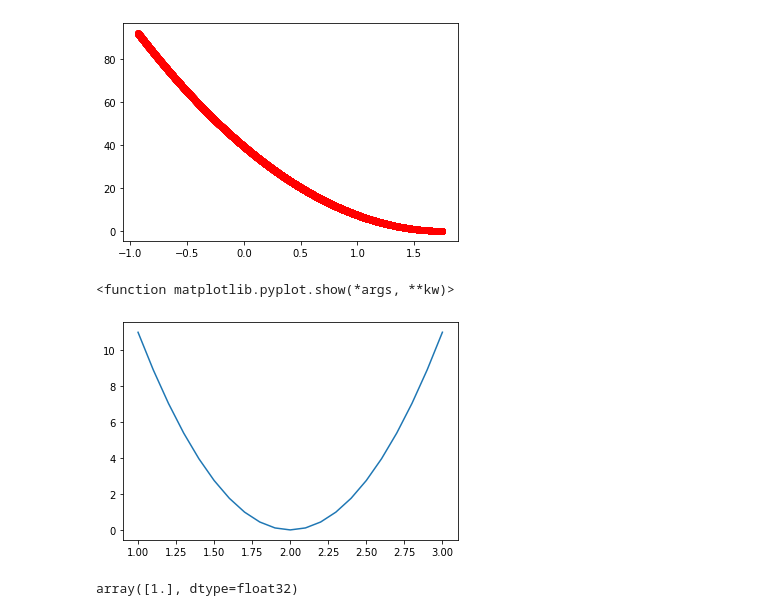
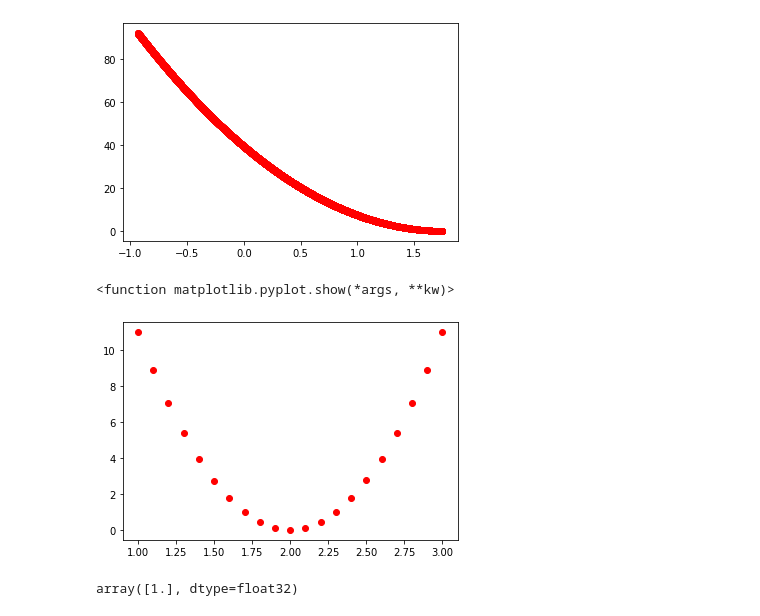
Before and after one commit to SBHbro/DeepLearning_Study, a Jupyter notebook: Sung Kim/lab 02.ipynb, the cells around one changed output. Drawn from its saved outputs; the diff is of its cells as text; code cells hidden in the pictures.

Commit message:
test two upload

```diff
--- a/Sung Kim/lab 02.ipynb
+++ b/Sung Kim/lab 02.ipynb
@@ -78,23 +78,23 @@ plt.show()
 # %%
 #W값의 변화에 따른 cost 변화
 #cost values change according to W values change
 import numpy as np
 
 testW = np.arange(1.,3.1,0.1)
 cost_test = []
 
 
 
 for i in testW:
     sess.run(transW,feed_dict = { C : [i]})
     cost_val = sess.run(cost,feed_dict ={X:[1,2,3,4,5],Y:[2,4,6,8,10]})
     cost_test.append(cost_val)
 
-plt.plot(testW,cost_test)
+plt.plot(testW,cost_test,"ro")
 plt.show
 # %% [output]
 <function matplotlib.pyplot.show(*args, **kw)>
-[figure, old version]
+[figure, new version]
 # %%
 sess.run(transW,feed_dict = { C : [1]})
 # %% [output]
```
